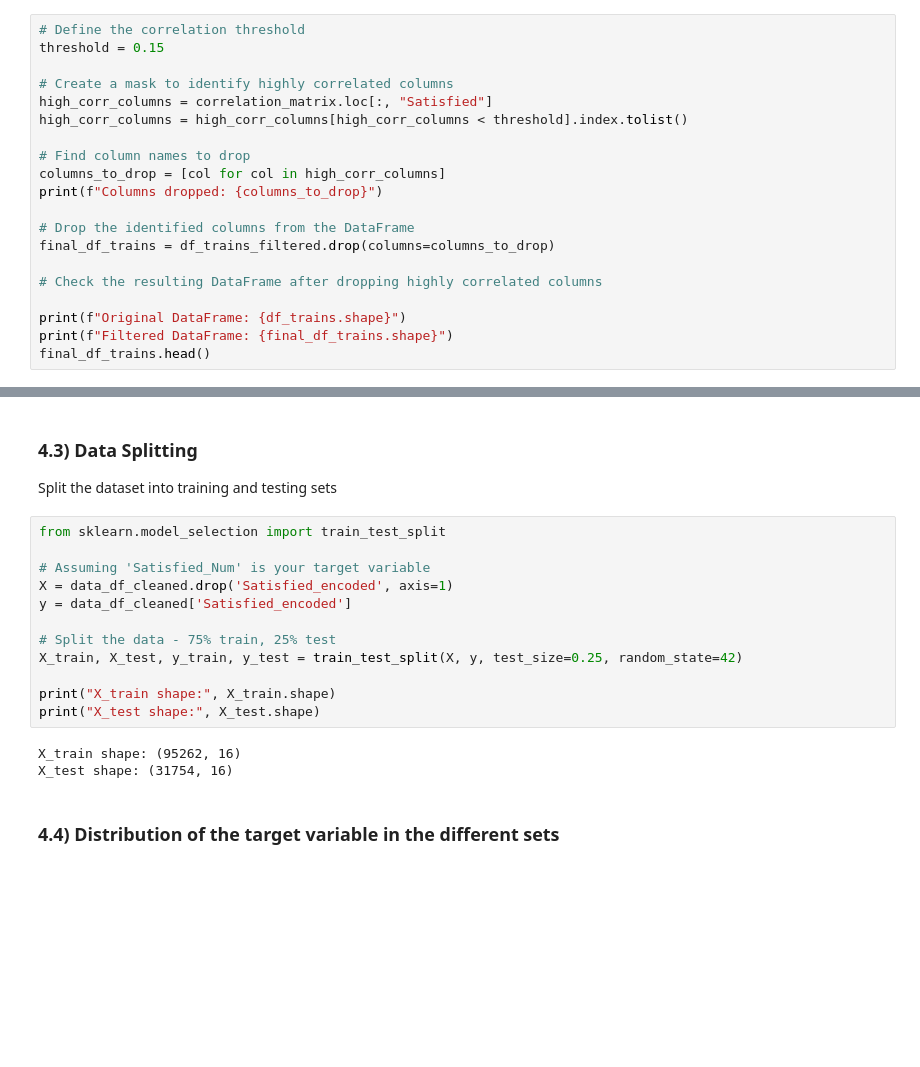
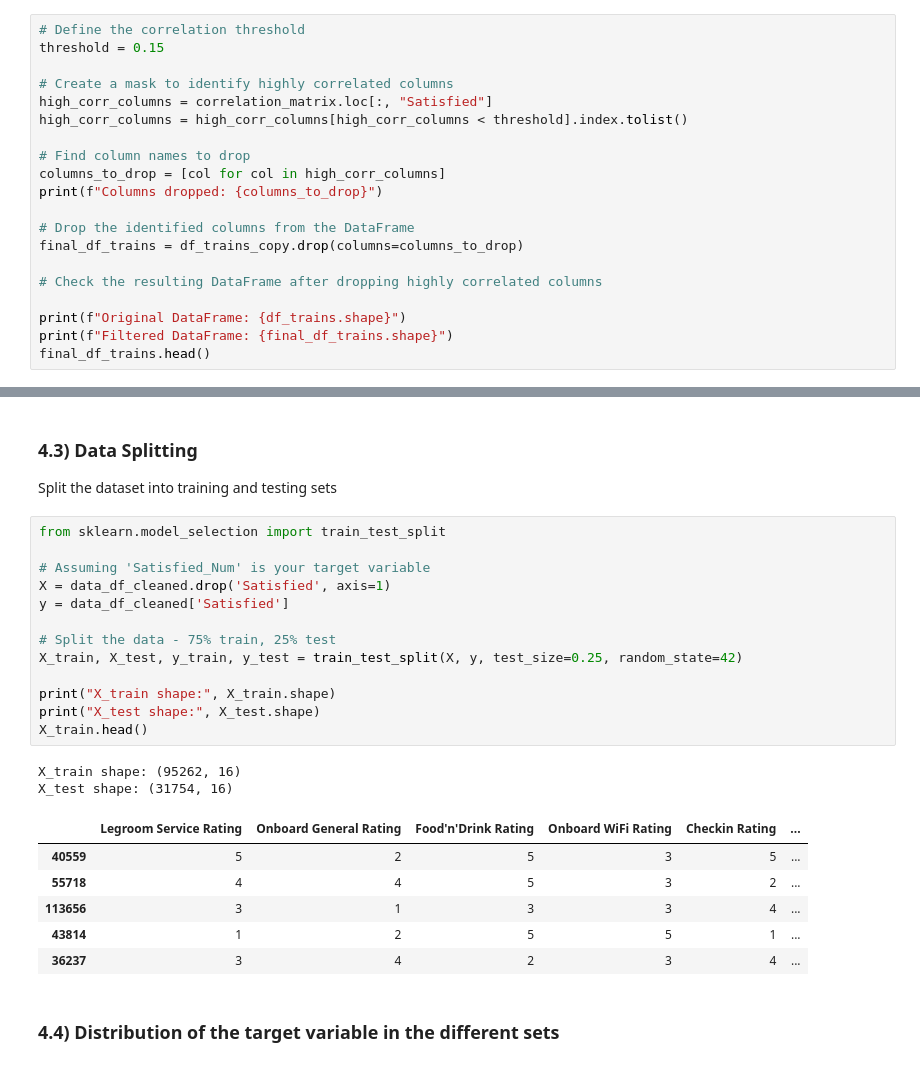
Before and after one commit to Mturco3/AI-ML-Project-2023-2024-285251, a Jupyter notebook: main-3.ipynb, the cells around one changed output, grey strips where cells are left out. Drawn from its saved outputs; the diff is of its cells as text; blank space fills up the shorter version.

```diff
--- a/main-3.ipynb
+++ b/main-3.ipynb
@@ -469,7 +469,7 @@ columns_to_drop = [col for col in high_corr_columns]
 print(f"Columns dropped: {columns_to_drop}")
 
 # Drop the identified columns from the DataFrame
-final_df_trains = df_trains_filtered.drop(columns=columns_to_drop)
+final_df_trains = df_trains_copy.drop(columns=columns_to_drop)
 
 # Check the resulting DataFrame after dropping highly correlated columns
 
@@ -528,18 +528,25 @@ Split the dataset into training and testing sets
 # %%
 from sklearn.model_selection import train_test_split
 
 # Assuming 'Satisfied_Num' is your target variable
-X = data_df_cleaned.drop('Satisfied_encoded', axis=1)
-y = data_df_cleaned['Satisfied_encoded']
+X = data_df_cleaned.drop('Satisfied', axis=1)
+y = data_df_cleaned['Satisfied']
 
 # Split the data - 75% train, 25% test
 X_train, X_test, y_train, y_test = train_test_split(X, y, test_size=0.25, random_state=42)
 
 print("X_train shape:", X_train.shape)
 print("X_test shape:", X_test.shape)
+X_train.head()
 # %% [output]
 X_train shape: (95262, 16)
 X_test shape: (31754, 16)
+|  | Legroom Service Rating | Onboard General Rating | Food'n'Drink Rating | Onboard WiFi Rating | Checkin Rating | ... |
+| 40559 | 5 | 2 | 5 | 3 | 5 | ... |
+| 55718 | 4 | 4 | 5 | 3 | 2 | ... |
+| 113656 | 3 | 1 | 3 | 3 | 4 | ... |
+| 43814 | 1 | 2 | 5 | 5 | 1 | ... |
+| 36237 | 3 | 4 | 2 | 3 | 4 | ... |
 # %% [markdown]
 ### 4.4) Distribution of the target variable in the different sets
 # %%
```
Also changed, not shown: parts of 17 cells of this notebook.
